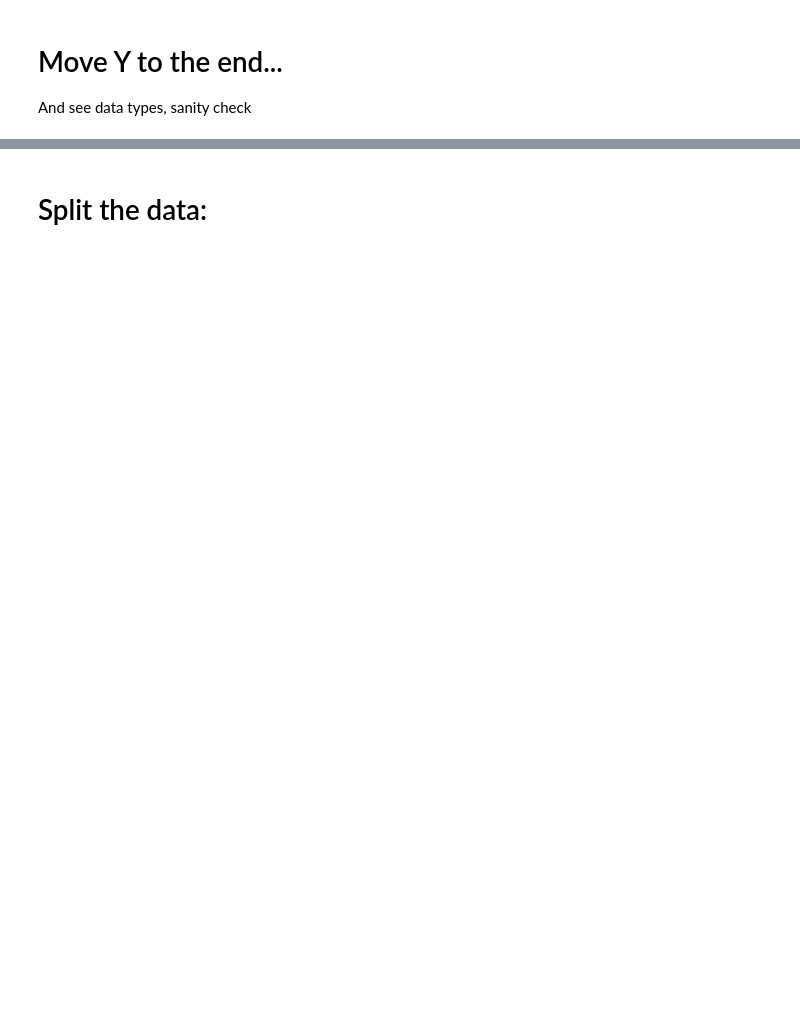
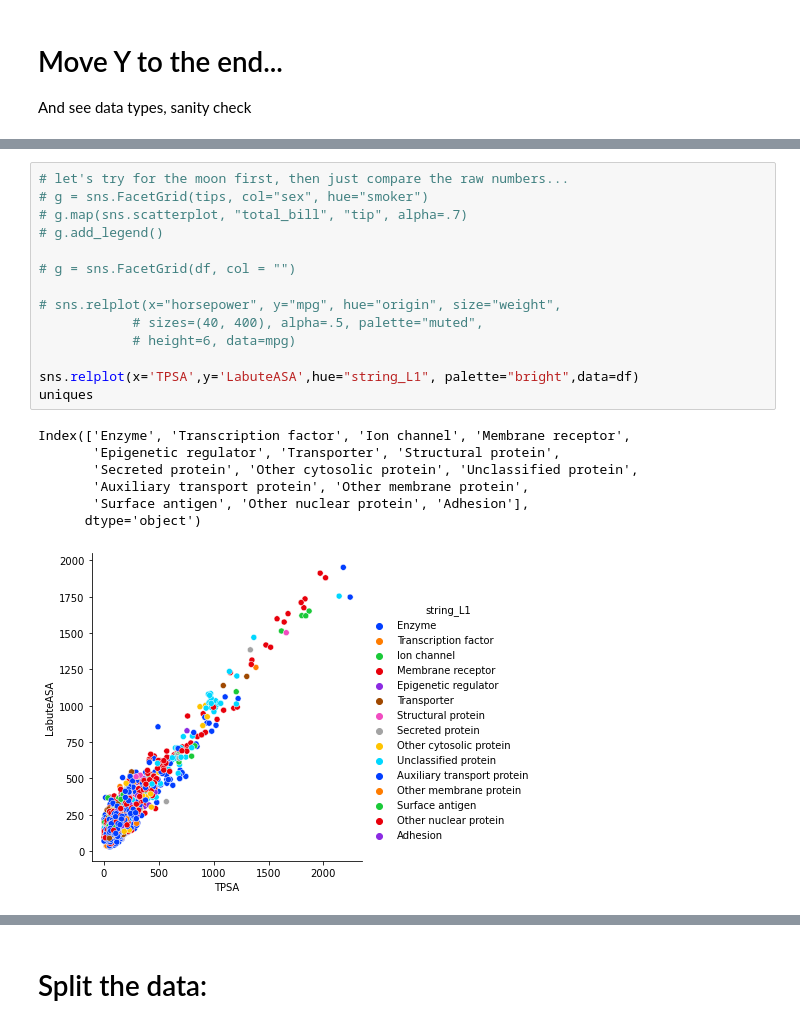
Before and after one commit to patimus-prime/proteinClassPrediction, a Jupyter notebook: presentation.ipynb, the cells around one changed output, grey strips where cells are left out. Saved outputs shown, nothing was run; the diff lists cells and outputs as text; blank space fills up the shorter version.

```diff
--- a/presentation.ipynb
+++ b/presentation.ipynb
@@ -359,0 +466,22 @@ Now to finally separate out train and test samples.
+# %%
+# let's try for the moon first, then just compare the raw numbers...
+# g = sns.FacetGrid(tips, col="sex", hue="smoker")
+# g.map(sns.scatterplot, "total_bill", "tip", alpha=.7)
+# g.add_legend()
+
+# g = sns.FacetGrid(df, col = "")
+
+# sns.relplot(x="horsepower", y="mpg", hue="origin", size="weight",
+            # sizes=(40, 400), alpha=.5, palette="muted",
+            # height=6, data=mpg)
+
+sns.relplot(x='TPSA',y='LabuteASA',hue="string_L1", palette="bright",data=df)
+uniques
+# %% [output]
+Index(['Enzyme', 'Transcription factor', 'Ion channel', 'Membrane receptor',
+       'Epigenetic regulator', 'Transporter', 'Structural protein',
+       'Secreted protein', 'Other cytosolic protein', 'Unclassified protein',
+       'Auxiliary transport protein', 'Other membrane protein',
+       'Surface antigen', 'Other nuclear protein', 'Adhesion'],
+      dtype='object')
+[figure, added]
```
Also changed, not shown: parts of 53 cells of this notebook.
